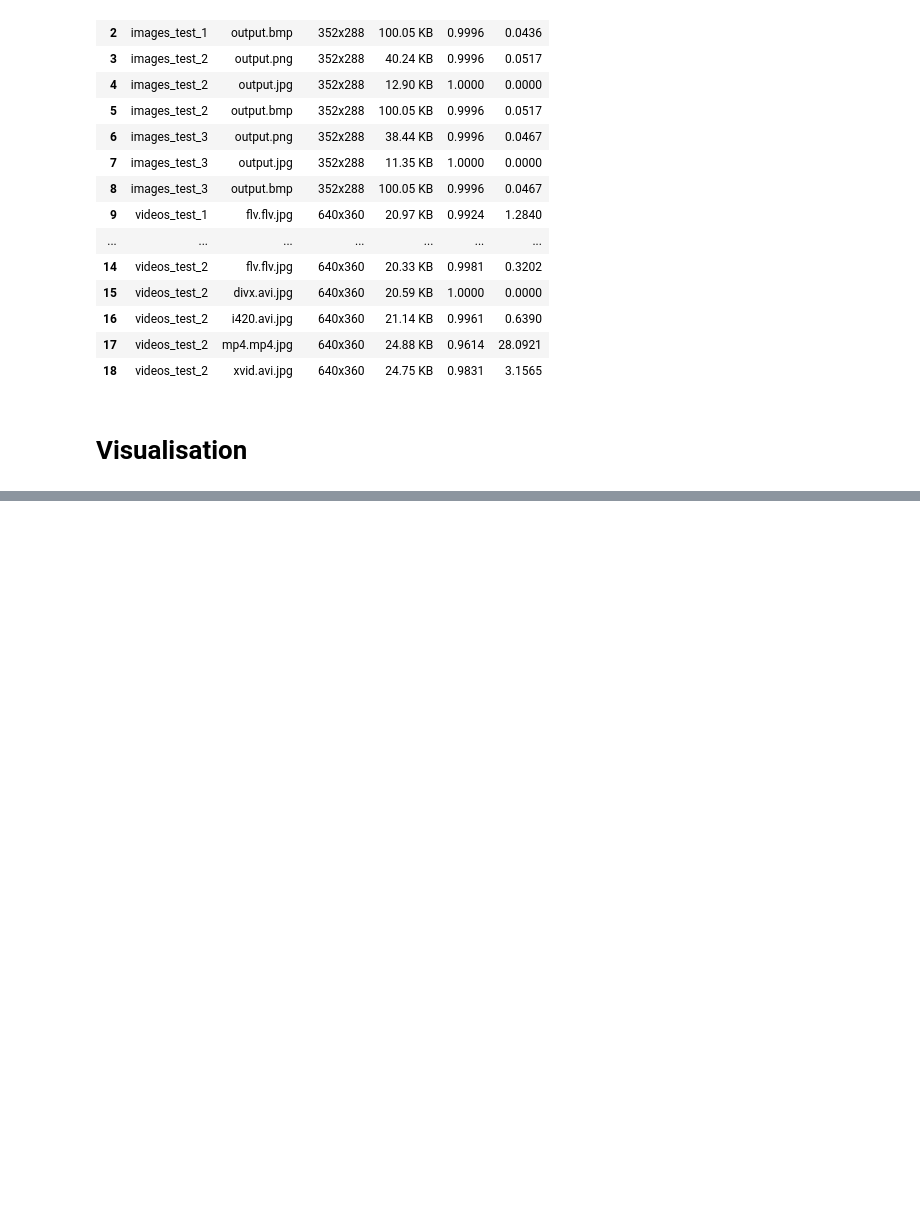
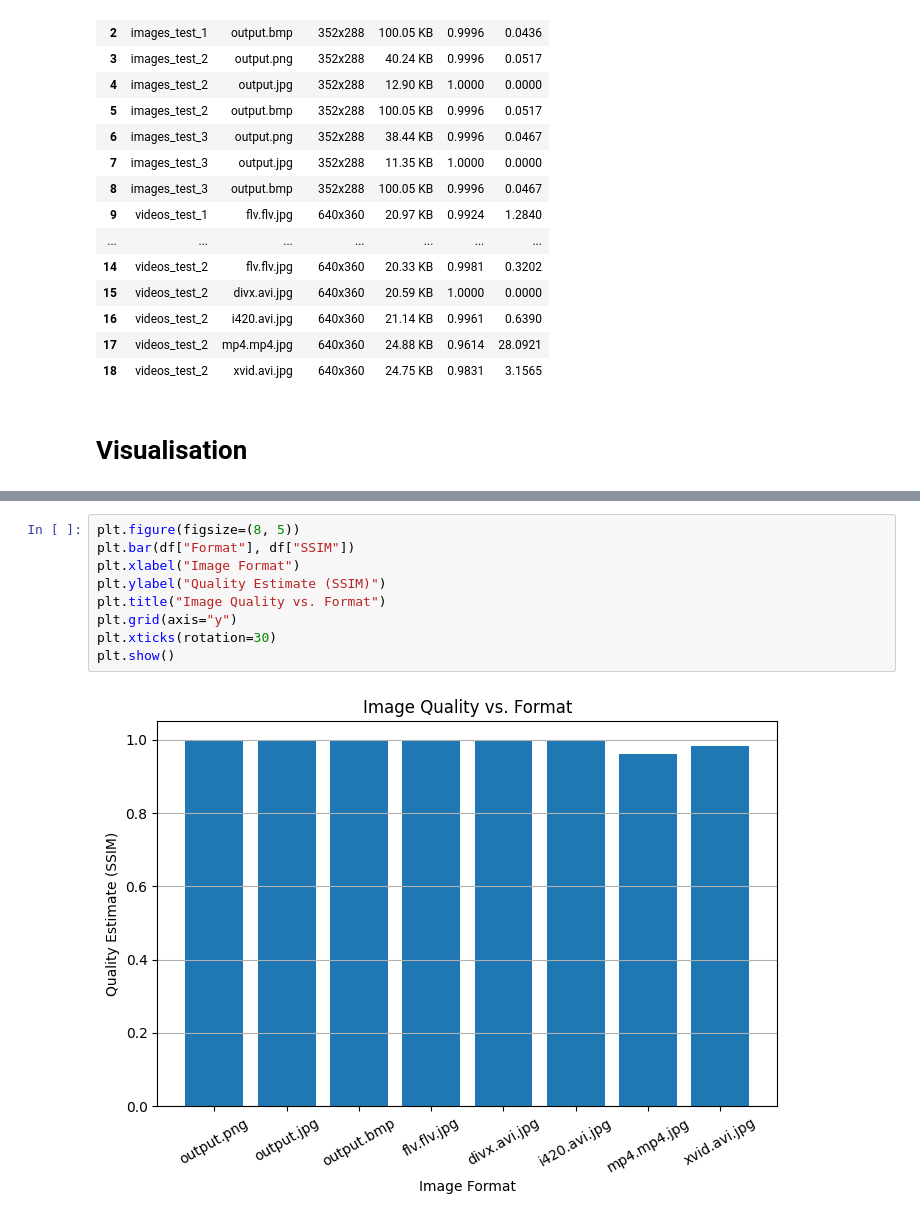
Before and after one commit to WellKnownDedication/video-and-image-proccessing, a Jupyter notebook: src/Grayscale Image Processing.ipynb, the cells around one changed output, grey strips where cells are left out. Saved outputs shown, nothing was run; the diff lists cells and outputs as text; blank space fills up the shorter version.

```diff
--- a/src/Grayscale Image Processing.ipynb
+++ b/src/Grayscale Image Processing.ipynb
@@ -137,2 +138,13 @@ plt.show()
+# %%
+plt.figure(figsize=(8, 5))
+plt.bar(df["Format"], df["SSIM"])
+plt.xlabel("Image Format")
+plt.ylabel("Quality Estimate (SSIM)")
+plt.title("Image Quality vs. Format")
+plt.grid(axis="y")
+plt.xticks(rotation=30)
+plt.show()
+# %% [output]
+[figure, added]
 # %%
 plt.figure(figsize=(8, 5))
```
Also changed, not shown: parts of 3 cells of this notebook.
